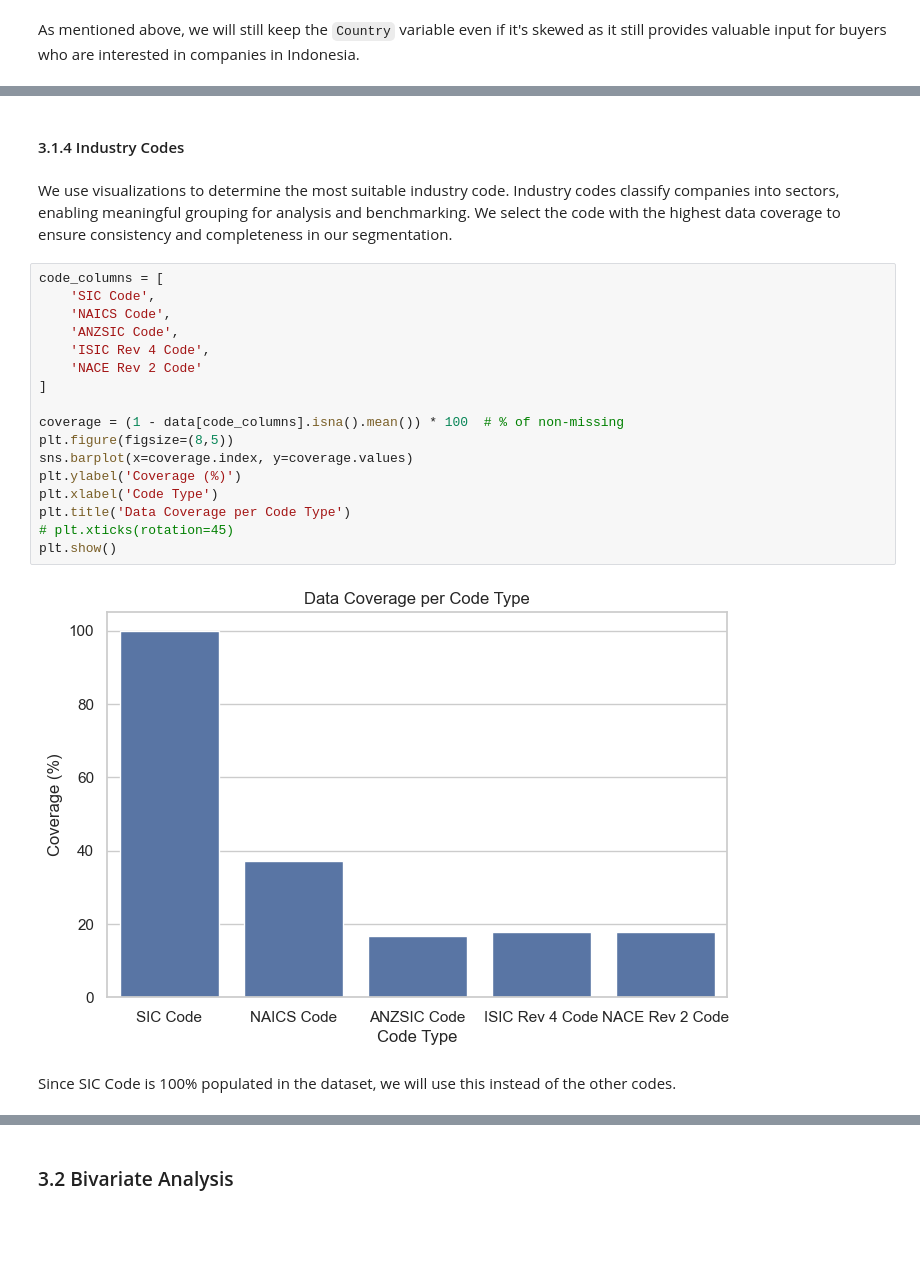
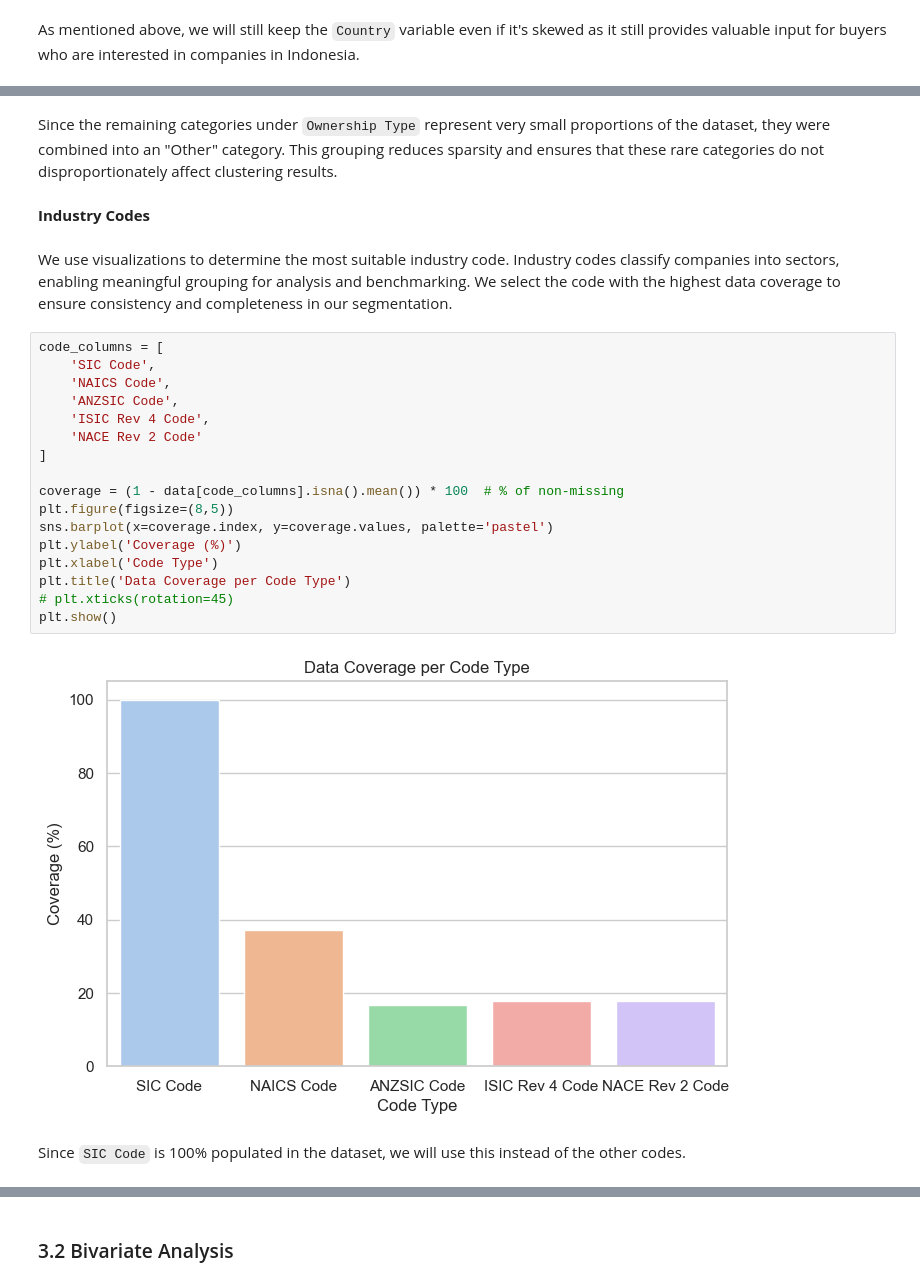
Before and after one commit to racxxhel/Corp_Intelligence, a Jupyter notebook: src/CAT_A_ACC.ipynb, the cells around one changed output, grey strips where cells are left out. Saved outputs shown, nothing was run; the diff lists cells and outputs as text; blank space fills up the shorter version.

```diff
--- a/src/CAT_A_ACC.ipynb
+++ b/src/CAT_A_ACC.ipynb
@@ -223,25 +214,27 @@ KeyError: 'Ownership Type'
+# %% [markdown]
+Since the remaining categories under `Ownership Type` represent very small proportions of the dataset, they were combined into an "Other" category. This grouping reduces sparsity and ensures that these rare categories do not disproportionately affect clustering results.
 # %% [markdown]
-#### 3.1.4 Industry Codes
+**Industry Codes**
 # %% [markdown]
 We use visualizations to determine the most suitable industry code. Industry codes classify companies into sectors, enabling meaningful grouping for analysis and benchmarking. We select the code with the highest data coverage to ensure consistency and completeness in our segmentation.
 # %%
 code_columns = [
     'SIC Code',
     'NAICS Code',
     'ANZSIC Code',
     'ISIC Rev 4 Code',
     'NACE Rev 2 Code'
 ]
 
 coverage = (1 - data[code_columns].isna().mean()) * 100  # % of non-missing
 plt.figure(figsize=(8,5))
-sns.barplot(x=coverage.index, y=coverage.values)
+sns.barplot(x=coverage.index, y=coverage.values, palette='pastel')
 plt.ylabel('Coverage (%)')
 plt.xlabel('Code Type')
 plt.title('Data Coverage per Code Type')
 # plt.xticks(rotation=45)
 plt.show()
 # %% [output]
-[figure, old version]
+[figure, new version]
 # %% [markdown]
-Since SIC Code is 100% populated in the dataset, we will use this instead of the other codes.
+Since `SIC Code` is 100% populated in the dataset, we will use this instead of the other codes.
```
Also changed, not shown: parts of 33 cells of this notebook.
